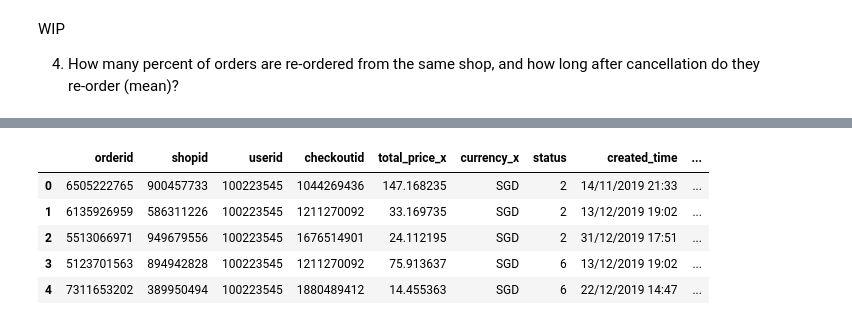
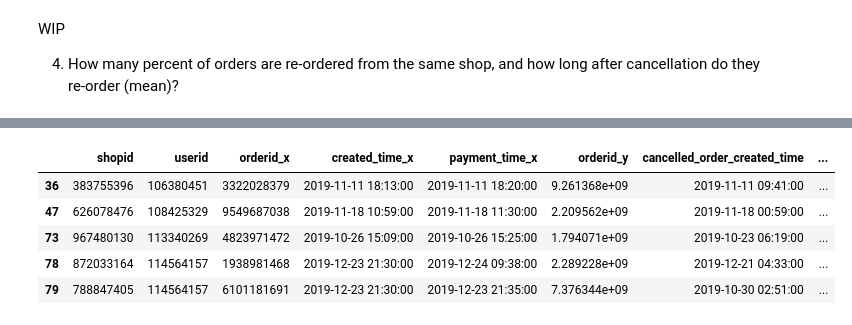
Before and after one commit to flowy-data/ShopeeCodeLeagueWorkshops, a Jupyter notebook: Pandas Workshop by Shopee/Pandas_Workshop.ipynb, the cells around one changed output, grey strips where cells are left out. Cells and saved outputs as stored; diff of their text form; code cells hidden in the pictures.

```diff
--- a/Pandas Workshop by Shopee/Pandas_Workshop.ipynb
+++ b/Pandas Workshop by Shopee/Pandas_Workshop.ipynb
@@ -202,0 +387,13 @@ WIP
+# %%
+df_orders_cancel = df_merge[df_merge["is_cancelled"]=="cancelled"][["shopid","userid","orderid", "created_time","payment_time"]]
+df_orders_not_cancel = df_merge[df_merge["is_cancelled"]!="cancelled"][["shopid","userid","orderid", "created_time","payment_time"]]
+
+df_orders_cancel.shape
+
+df_orders_cancel.info()
+df_orders_cancel.head()
+
+
+df_orders_not_cancel.shape
+
+df_orders_not_cancel.head()
@@ -202,0 +519,27 @@ WIP
+# %%
+#try a different method
+
+#df_users_2 = df_user_orders.merge(df_orders_not_cancel, on=["shopid","userid"], how="left")
+
+df_2 = df_orders_not_cancel.merge(df_orders_cancel, on=["shopid","userid"], how="left")
+df_2.rename({"created_time_y":"cancelled_order_created_time"}, axis=1, inplace=True)
+#df_2.head(10)
+#df_2.info()
+# %%
+#count how many uncancelled orders are after a cancelled order
+print("orders re-ordered after cancellation: ")
+df_2[df_2["created_time_x"]>df_2["cancelled_order_created_time"]]["orderid_x"].count()
+
+df_2["created_time_x"] = pd.to_datetime(df_2["created_time_x"])
+df_2["cancelled_order_created_time"] = pd.to_datetime(df_2["cancelled_order_created_time"])
+
+#df_re_ordered.info()
+
+
+
+df_re_ordered2 = df_2[df_2["created_time_x"]>df_2["cancelled_order_created_time"]]
+#df_re_ordered2.head()
+
+df_re_ordered2.shape
+
+(df_re_ordered2["created_time_x"]- df_re_ordered2["cancelled_order_created_time"]).mean()
@@ -203,9 +551,9 @@ WIP
 # %%
-df_merge.head()
+df_re_ordered2.head()
 # %% [output]
-|  | orderid | shopid | userid | checkoutid | total_price_x | currency_x | status | created_time | ... |
-| 0 | 6505222765 | 900457733 | 100223545 | 1044269436 | 147.168235 | SGD | 2 | 14/11/2019 21:33 | ... |
-| 1 | 6135926959 | 586311226 | 100223545 | 1211270092 | 33.169735 | SGD | 2 | 13/12/2019 19:02 | ... |
-| 2 | 5513066971 | 949679556 | 100223545 | 1676514901 | 24.112195 | SGD | 2 | 31/12/2019 17:51 | ... |
-| 3 | 5123701563 | 894942828 | 100223545 | 1211270092 | 75.913637 | SGD | 6 | 13/12/2019 19:02 | ... |
-| 4 | 7311653202 | 389950494 | 100223545 | 1880489412 | 14.455363 | SGD | 6 | 22/12/2019 14:47 | ... |
+|  | shopid | userid | orderid_x | created_time_x | payment_time_x | orderid_y | cancelled_order_created_time | ... |
+| 36 | 383755396 | 106380451 | 3322028379 | 2019-11-11 18:13:00 | 2019-11-11 18:20:00 | 9.261368e+09 | 2019-11-11 09:41:00 | ... |
+| 47 | 626078476 | 108425329 | 9549687038 | 2019-11-18 10:59:00 | 2019-11-18 11:30:00 | 2.209562e+09 | 2019-11-18 00:59:00 | ... |
+| 73 | 967480130 | 113340269 | 4823971472 | 2019-10-26 15:09:00 | 2019-10-26 15:25:00 | 1.794071e+09 | 2019-10-23 06:19:00 | ... |
+| 78 | 872033164 | 114564157 | 1938981468 | 2019-12-23 21:30:00 | 2019-12-24 09:38:00 | 2.289228e+09 | 2019-12-21 04:33:00 | ... |
+| 79 | 788847405 | 114564157 | 6101181691 | 2019-12-23 21:30:00 | 2019-12-23 21:35:00 | 7.376344e+09 | 2019-10-30 02:51:00 | ... |
```
Also changed, not shown: parts of 28 cells of this notebook.
